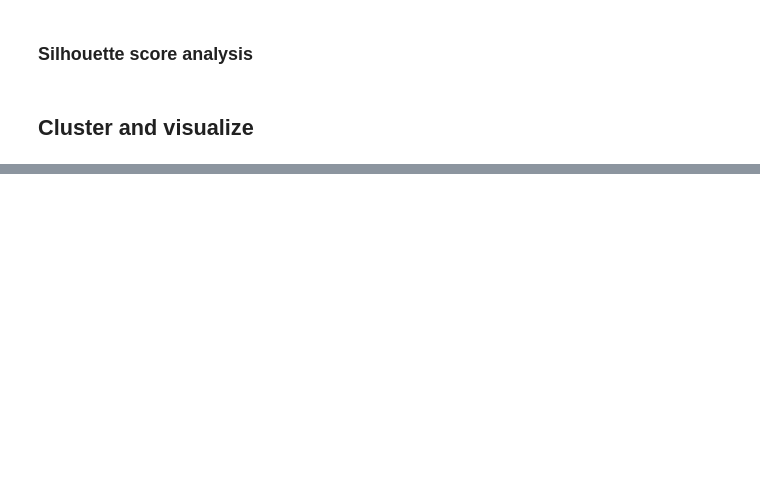
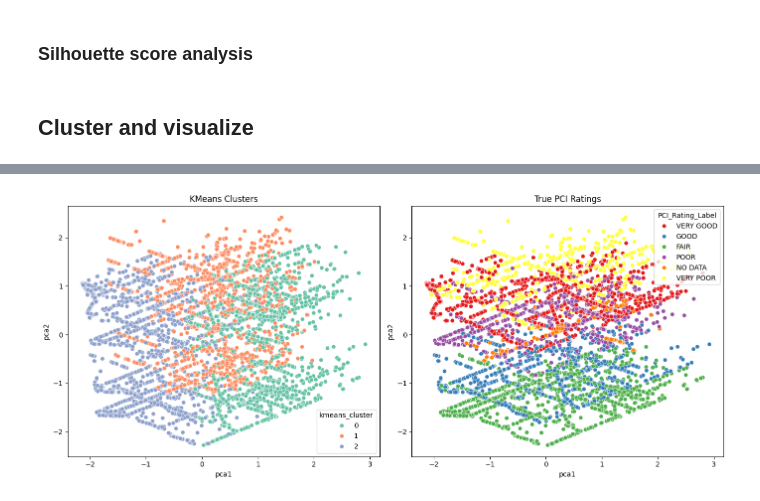
Before and after one commit to maishaSupritee/AI4GoodLab-Project, a Jupyter notebook: clustering.ipynb, the cells around one changed output, grey strips where cells are left out. Saved outputs shown, nothing was run; the diff lists cells and outputs as text; code cells hidden in the pictures; blank space fills up the shorter version.

```diff
--- a/clustering.ipynb
+++ b/clustering.ipynb
@@ -251,0 +422,15 @@ plt.title("True Diagnoses in PCA Space")
+# %%
+fig, axes = plt.subplots(1, 2, figsize=(14, 6))
+
+# Plot KMeans clusters
+sns.scatterplot(data=df, x="pca1", y="pca2", hue="kmeans_cluster", palette="Set2", ax=axes[0])
+axes[0].set_title("KMeans Clusters")
+
+# Plot true PCI labels
+sns.scatterplot(data=df, x="pca1", y="pca2", hue="PCI_Rating_Label", palette="Set1", ax=axes[1])
+axes[1].set_title("True PCI Ratings")
+
+plt.tight_layout()
+plt.show()
+# %% [output]
+[figure, added]
```
Also changed, not shown: parts of 15 cells of this notebook, 1 other file.
